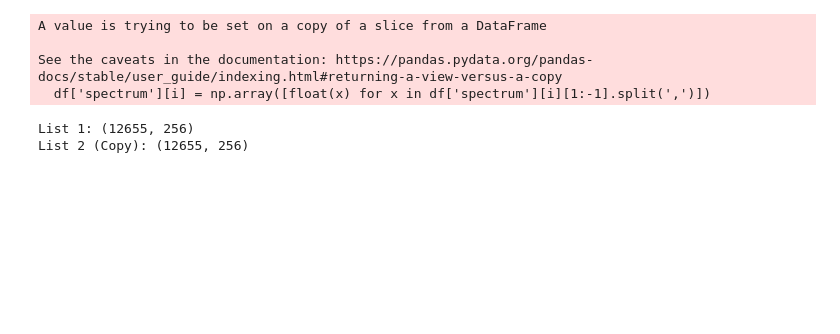
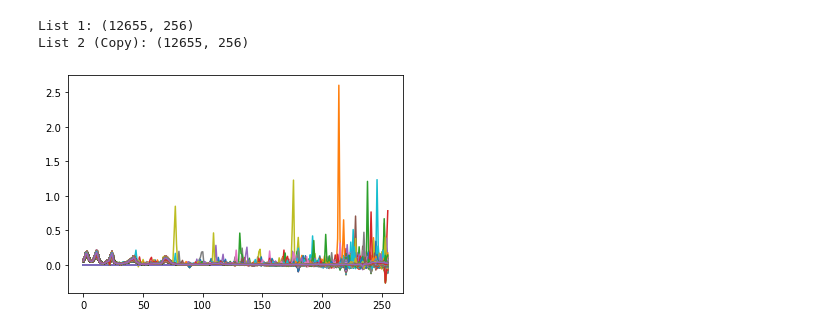
Before and after one commit to lucaslibshutz/spectralResearch, a Jupyter notebook: cleaning_spikes.ipynb, the cells around one changed output. Saved outputs shown, nothing was run; the diff lists cells and outputs as text; code cells hidden in the pictures; blank space fills up the shorter version.

```diff
--- a/cleaning_spikes.ipynb
+++ b/cleaning_spikes.ipynb
@@ -12,7 +12,7 @@ from copy import deepcopy as dc
 vims_wave = np.loadtxt('vims_wave.txt')
 
 new_array = ['_0405','_0607','_0809','_1011','_1213','_1415','_1617']
-if platform == 'darwin' or platform == 'win32':
+if platform == 'darwin' or platform == 'win32' or platform == 'linux':
     for number in new_array:
         new_string = 'df'+number+' = pd.read_pickle("e_data/data'+number+'.pkl")'
         exec(new_string)
@@ -27,11 +27,6 @@ else:
     for df in df_list:
         for i in range(len(df['spectrum'])):
             df['spectrum'][i] = np.array([float(x) for x in df['spectrum'][i][1:-1].split(',')])
-# %% [output]
-A value is trying to be set on a copy of a slice from a DataFrame
-
-See the caveats in the documentation: https://pandas.pydata.org/pandas-docs/stable/user_guide/indexing.html#returning-a-view-versus-a-copy
-  df['spectrum'][i] = np.array([float(x) for x in df['spectrum'][i][1:-1].split(',')])
 # %%
 spec_list = []
 for number in new_array:
@@ -65,12 +60,13 @@ print('List 2 (Copy): '+str(np.shape(total_spectrum_2))) # Confirms that DeepCop
 List 1: (12655, 256)
 List 2 (Copy): (12655, 256)
 # %%
-%matplotlib qt
-from matplotlib import pyplot as plt
-
+%matplotlib inline
+plt.figure(facecolor='white')
 for i in range(len(total_spectrum)):
     plt.plot(total_spectrum[i])
 plt.show()
+# %% [output]
+[figure, added]
 # %%
 #First we'd like to delete sectra of zero values
 orig = total_spectrum.copy()
```
Also changed, not shown: parts of 5 cells of this notebook, 1 other file.
